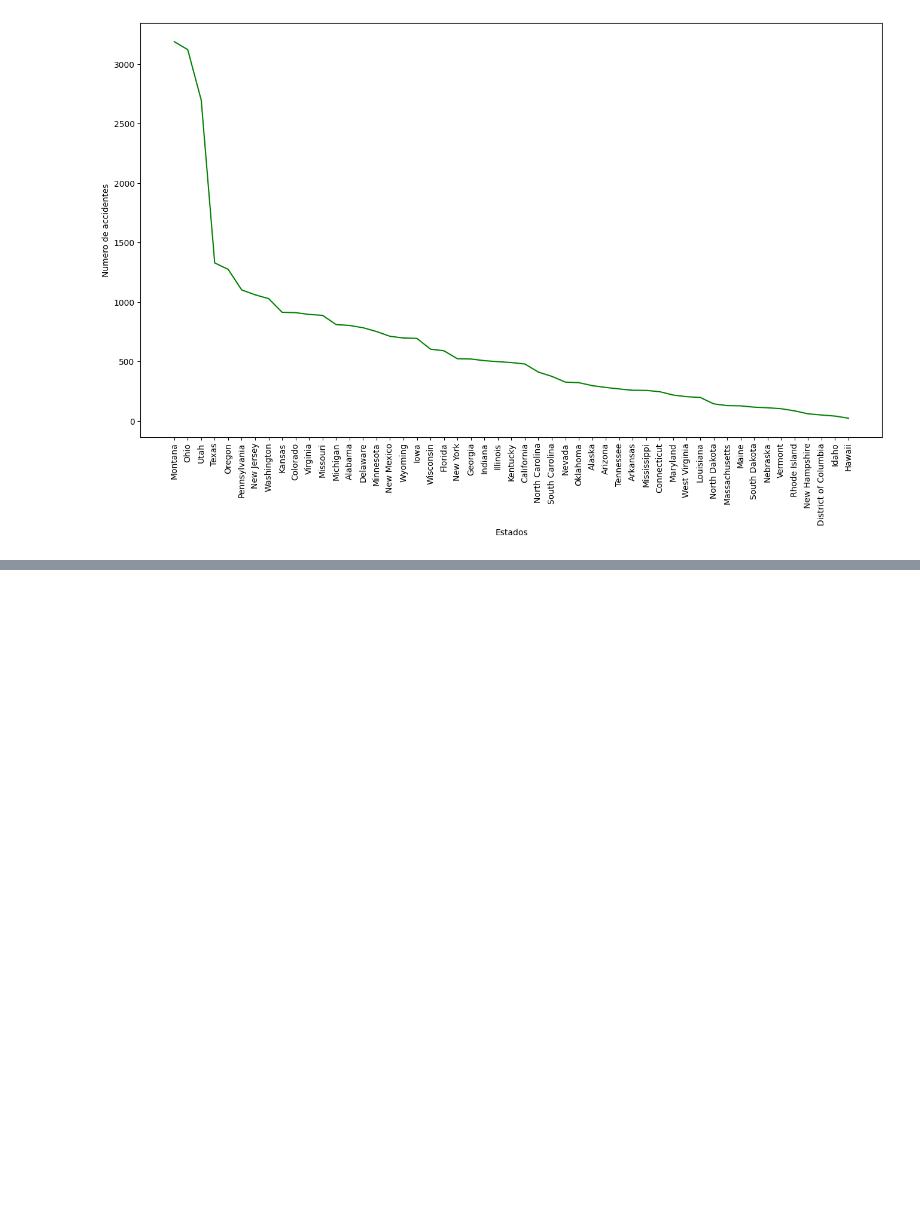
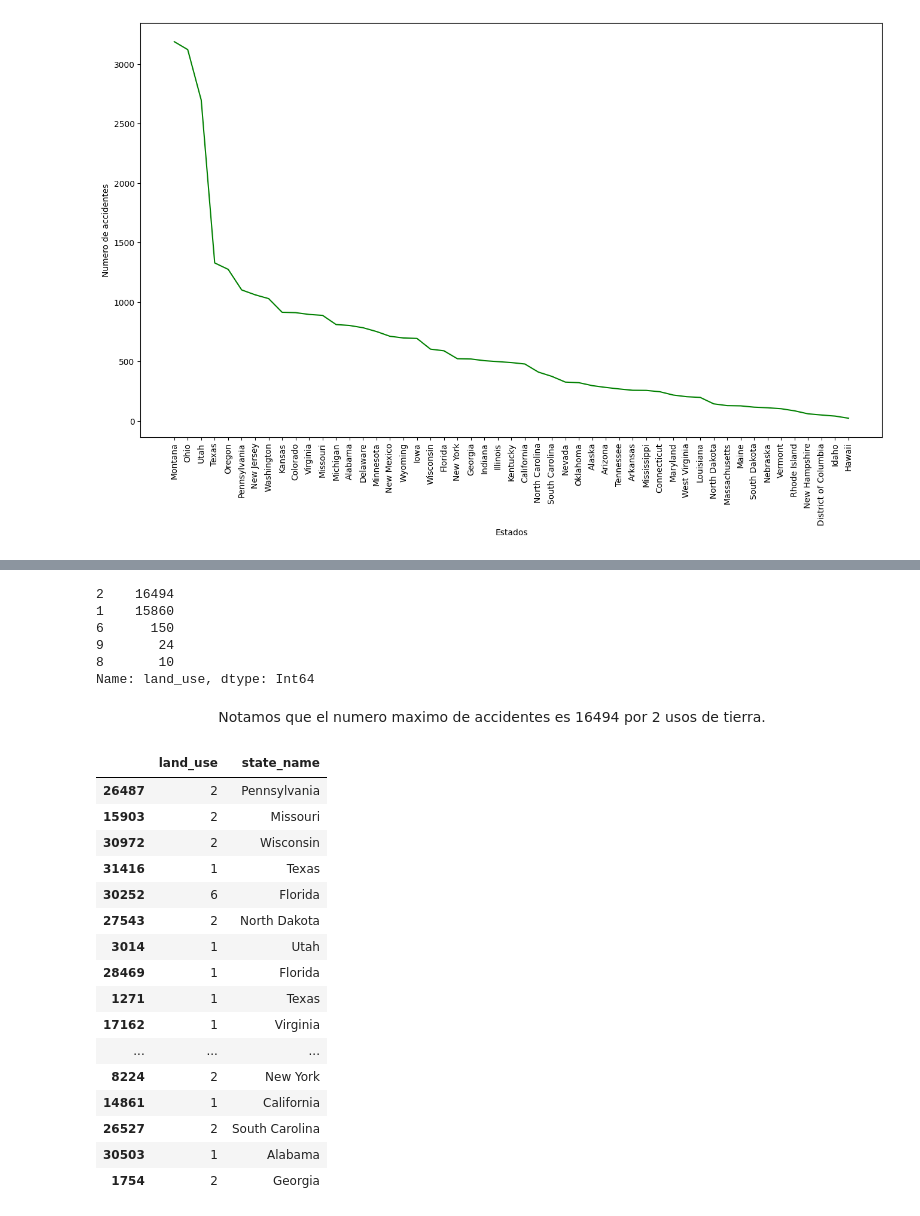
Before and after one commit to Javier-Caceres-M/Solemne-1, a Jupyter notebook: Desarrollo/Desarrollo.ipynb, the cells around one changed output, grey strips where cells are left out. Cells and saved outputs as stored; diff of their text form; code cells hidden in the pictures; blank space fills up the shorter version.

```diff
--- a/Desarrollo/Desarrollo.ipynb
+++ b/Desarrollo/Desarrollo.ipynb
@@ -79,0 +120,34 @@ plt.show()
+# %%
+# Veremos la cuenta de valores del arreglo segun sus variables.
+df['land_use'].value_counts()
+# %% [output]
+2    16494
+1    15860
+6      150
+9       24
+8       10
+Name: land_use, dtype: Int64
+# %% [markdown]
+<center>Notamos que el numero maximo de accidentes es 16494 por 2 usos de tierra.<center>
+# %%
+# Analicemos si esta se relaciona con la variable anterior o si tiene alguna correlación viendo
+# 20 ejemplos de las dos.
+df.loc[:,['land_use','state_name']].sample(20)
+# %% [output]
+|  | land_use | state_name |
+| 26487 | 2 | Pennsylvania |
+| 15903 | 2 | Missouri |
+| 30972 | 2 | Wisconsin |
+| 31416 | 1 | Texas |
+| 30252 | 6 | Florida |
+| 27543 | 2 | North Dakota |
+| 3014 | 1 | Utah |
+| 28469 | 1 | Florida |
+| 1271 | 1 | Texas |
+| 17162 | 1 | Virginia |
+| ... | ... | ... |
+| 8224 | 2 | New York |
+| 14861 | 1 | California |
+| 26527 | 2 | South Carolina |
+| 30503 | 1 | Alabama |
+| 1754 | 2 | Georgia |
```
Also changed, not shown: parts of 27 cells of this notebook.
